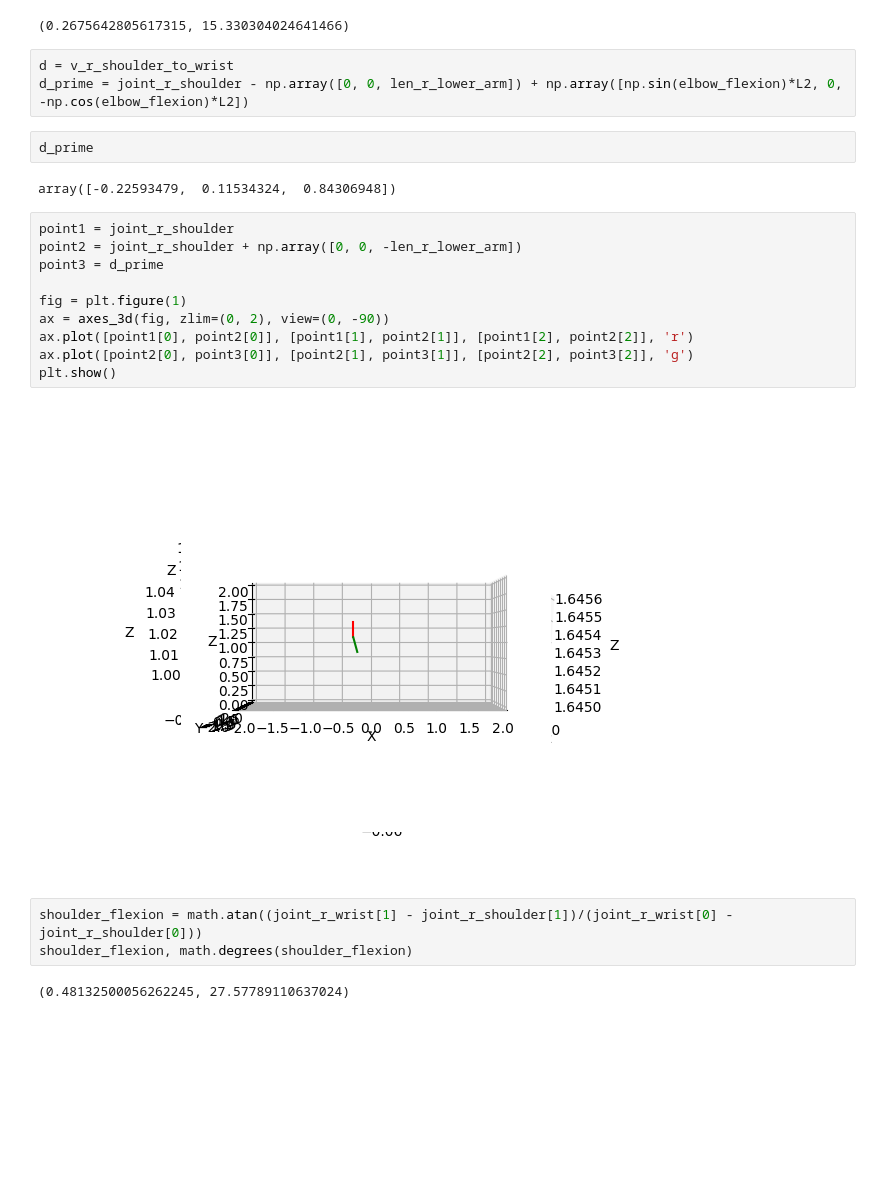
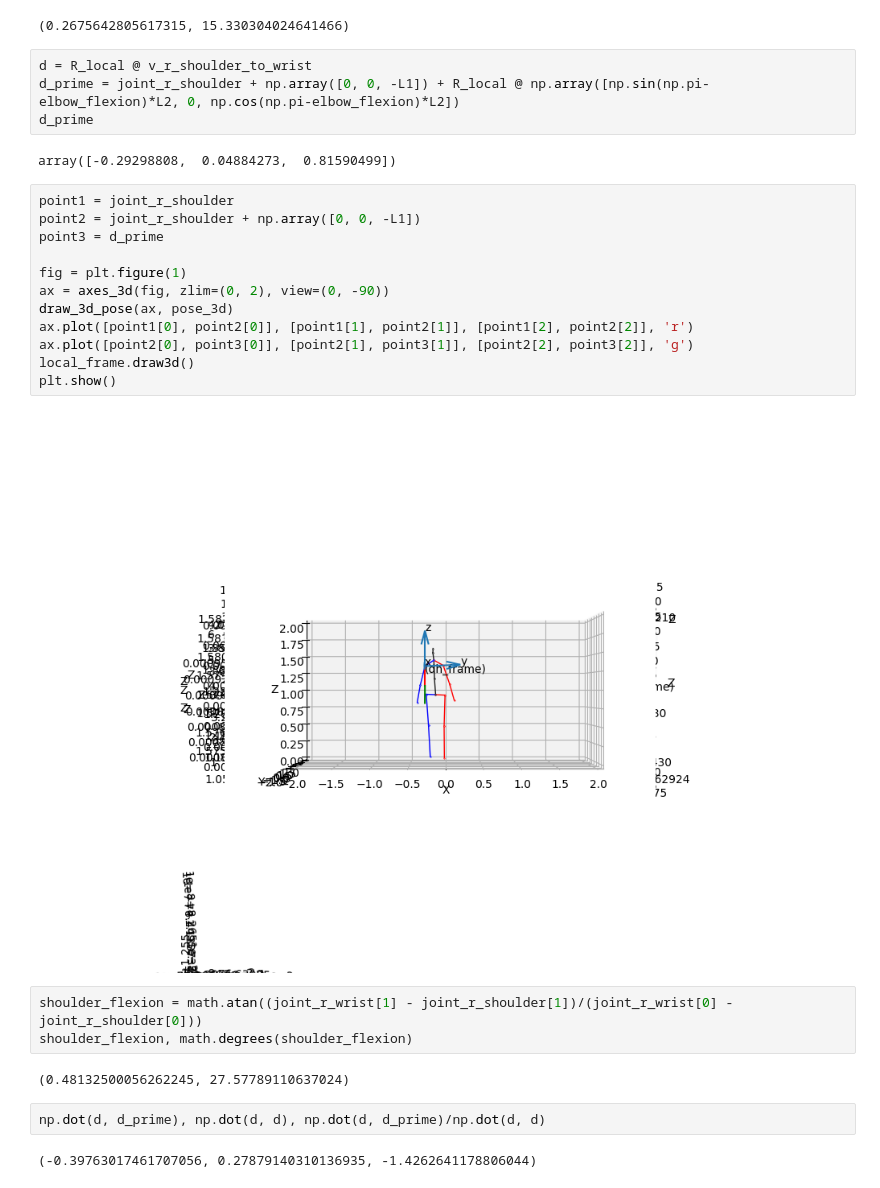
Before and after one commit to hoo223/MotionBERT, a Jupyter notebook: custom_codes/DHDST/analytical_IK_for_limb.ipynb, the cells around one changed output. Saved outputs shown, nothing was run; the diff lists cells and outputs as text; blank space fills up the shorter version.

```diff
--- a/custom_codes/DHDST/analytical_IK_for_limb.ipynb
+++ b/custom_codes/DHDST/analytical_IK_for_limb.ipynb
@@ -64,27 +64,32 @@ elbow_flexion, math.degrees(elbow_flexion)
 # %% [output]
 (0.2675642805617315, 15.330304024641466)
 # %%
-d = v_r_shoulder_to_wrist
-d_prime = joint_r_shoulder - np.array([0, 0, len_r_lower_arm]) + np.array([np.sin(elbow_flexion)*L2, 0, -np.cos(elbow_flexion)*L2])
+d = R_local @ v_r_shoulder_to_wrist
+d_prime = joint_r_shoulder + np.array([0, 0, -L1]) + R_local @ np.array([np.sin(np.pi-elbow_flexion)*L2, 0, np.cos(np.pi-elbow_flexion)*L2])
+d_prime
+# %% [output]
+array([-0.29298808,  0.04884273,  0.81590499])
-# %%
-d_prime
-# %% [output]
-array([-0.22593479,  0.11534324,  0.84306948])
 # %%
 point1 = joint_r_shoulder
-point2 = joint_r_shoulder + np.array([0, 0, -len_r_lower_arm])
+point2 = joint_r_shoulder + np.array([0, 0, -L1])
 point3 = d_prime
 
 fig = plt.figure(1)
 ax = axes_3d(fig, zlim=(0, 2), view=(0, -90))
+draw_3d_pose(ax, pose_3d)
 ax.plot([point1[0], point2[0]], [point1[1], point2[1]], [point1[2], point2[2]], 'r')
 ax.plot([point2[0], point3[0]], [point2[1], point3[1]], [point2[2], point3[2]], 'g')
+local_frame.draw3d()
 plt.show()
 # %% [output]
-[figure, old version]
+[figure, new version]
 # %%
 shoulder_flexion = math.atan((joint_r_wrist[1] - joint_r_shoulder[1])/(joint_r_wrist[0] - joint_r_shoulder[0]))
 shoulder_flexion, math.degrees(shoulder_flexion)
 # %% [output]
 (0.48132500056262245, 27.57789110637024)
+# %%
+np.dot(d, d_prime), np.dot(d, d), np.dot(d, d_prime)/np.dot(d, d)
+# %% [output]
+(-0.39763017461707056, 0.27879140310136935, -1.4262641178806044)
 # %%
```
Also changed, not shown: parts of 4 cells of this notebook, 6 other files.
